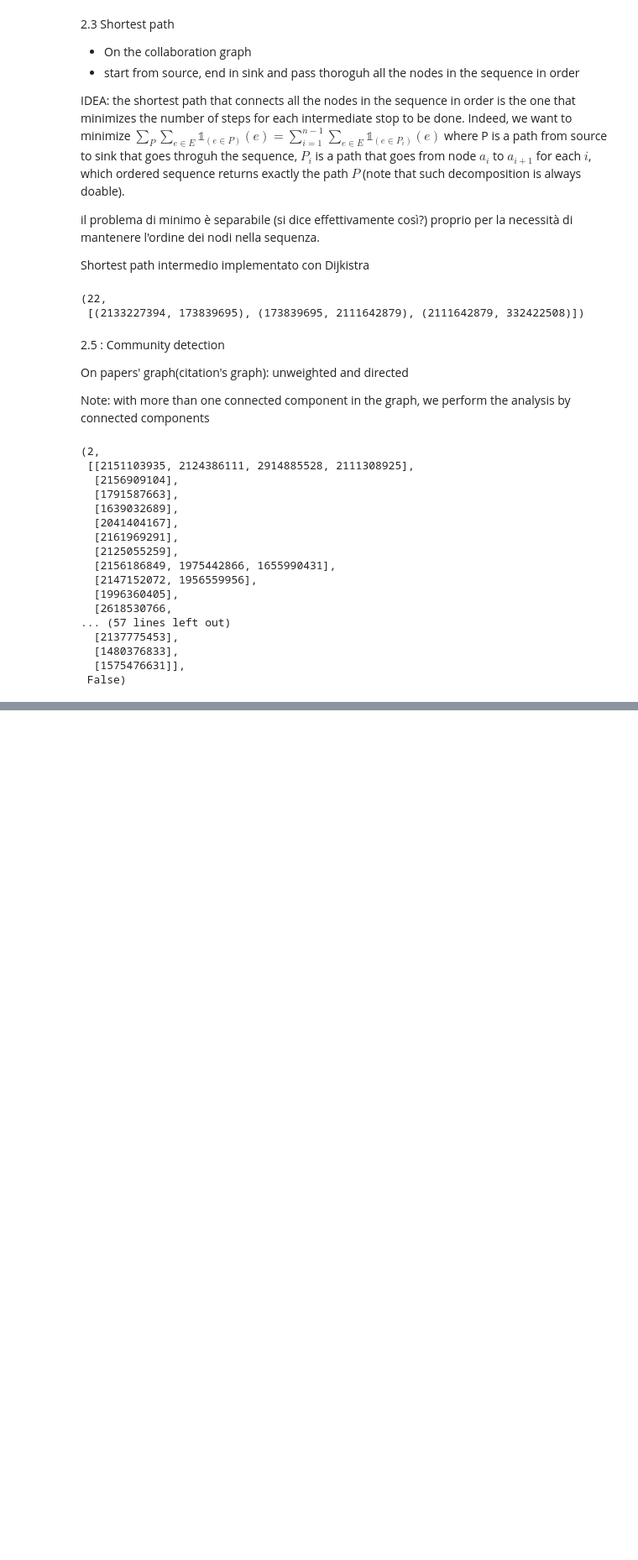
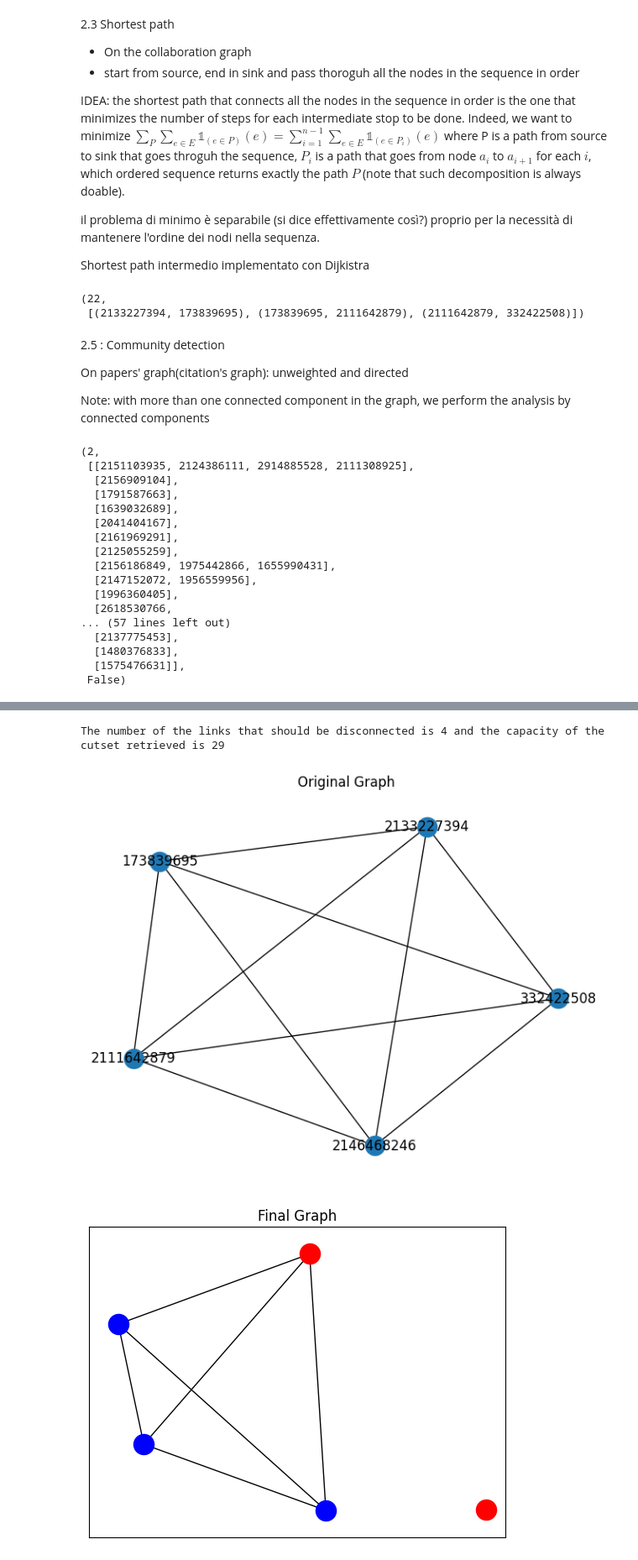
Before and after one commit to camillabrigandi/ADM-HW5, a Jupyter notebook: HW5_Q1+2-3_4_5b.ipynb, the cells around one changed output, grey strips where cells are left out. Shown at 84% size. Saved outputs shown, nothing was run; the diff lists cells and outputs as text; code cells hidden in the pictures; blank space fills up the shorter version.

```diff
--- a/HW5_Q1+2-3_4_5b.ipynb
+++ b/HW5_Q1+2-3_4_5b.ipynb
@@ -539,4 +563,4 @@ def disconnect(N, authorA, authorB, G_data=collaboration_data):
     cutset = [ edge for edge in G_N.edges if edge[0] in nodes_authorA and edge[1] in nodes_authorB ] + [ edge for edge in G_N.edges if edge[1] in nodes_authorA and edge[0] in nodes_authorB ]
     cutcapacity = sum([G_N.edges_attributes['weigths'][edge] for edge in cutset])
 
-    return cutcapacity, cutset
+    return cutcapacity, cutset, len(cutset)
@@ -542,0 +574,8 @@ def disconnect(N, authorA, authorB, G_data=collaboration_data):
+# %%
+# extract graph class instance from the data in input
+G = graph(collaboration_data['nodes'], collaboration_data['edges'], {'weigths': collaboration_data['weigths']}, collaboration_data['dir'])
+# extract top N authors
+topaut = extract_topN(G, 5, 'authors')
+
+# subgraph of the top N authors
+G5 = G.extract_subgraph(topaut)
@@ -547,4 +599,4 @@ top3 = 2111642879
 top4 = 2146468246
 top5 = 2133227394
 # %%
-c, cutset = disconnect(5, top1, top2)
+c, cutset, n_edges = disconnect(5, top1, top2)
@@ -872,0 +983,6 @@ extract_communities(100, topp1, topp2)
+# %%
+disconnect_frontend(5, top1, top2)
+# %% [output]
+The number of the links that should be disconnected is 4 and the capacity of the cutset retrieved is 29
+[figure, added]
+[figure, added]
```
Also changed, not shown: parts of 22 cells of this notebook, 1 other file.
